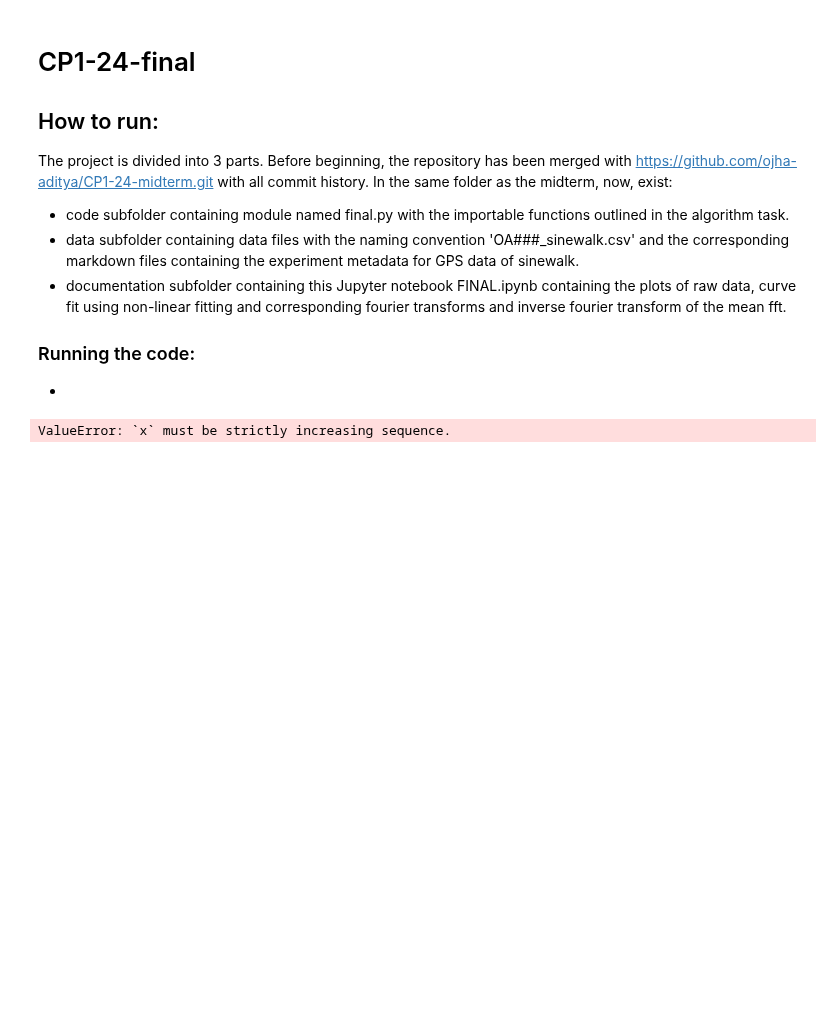
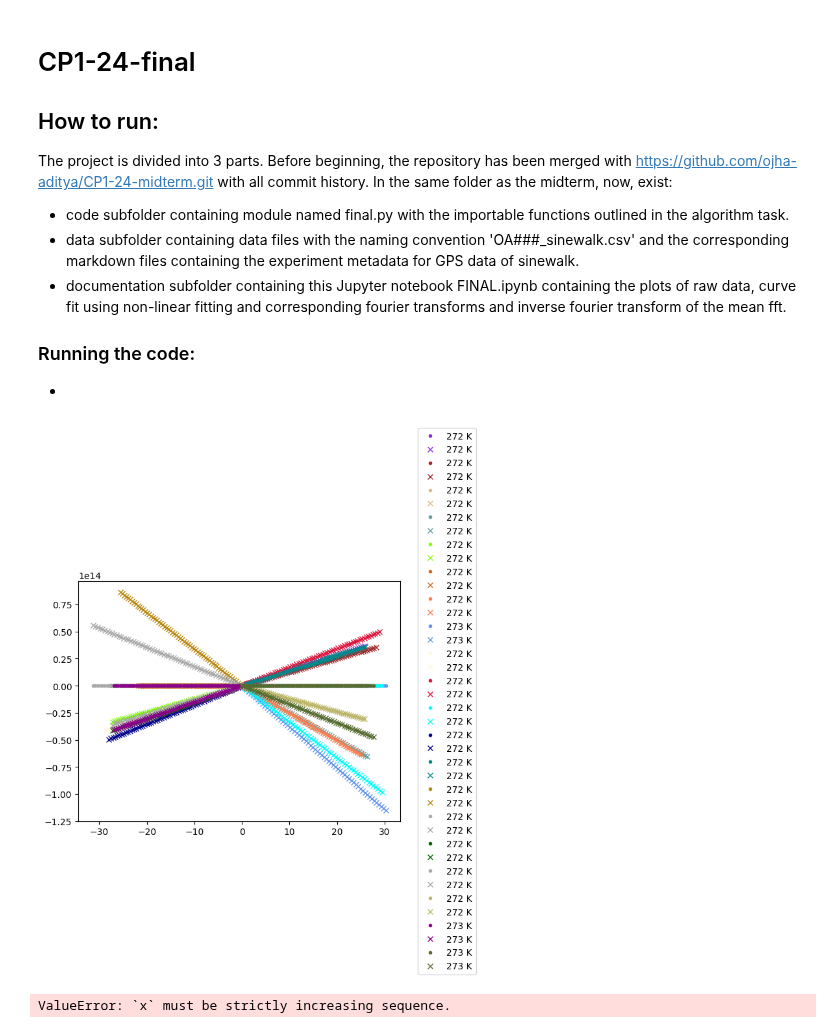
Before and after one commit to ubsuny/CP1-24-final, a Jupyter notebook: FINAL.ipynb, the cells around one changed output. Saved outputs shown, nothing was run; the diff lists cells and outputs as text; code cells hidden in the pictures; blank space fills up the shorter version.

```diff
--- a/FINAL.ipynb
+++ b/FINAL.ipynb
@@ -27,3 +24,33 @@ md_files = final.filename_lister(pathname,'sinewalk','md')
+# %%
+pathname = 'ojha-aditya/data/'
+csv_files = final.filename_lister(pathname,'sinewalk','csv')
+md_files = final.filename_lister(pathname,'sinewalk','md')
+
+def ansatz(x,a,b,c,d):
+    return (a*np.sin(b*x+c)+d*x)
+
+init_guess = {'a':1, 'b':1, 'c':1, 'd':-1}
+
+for i in range(len(csv_files)):
+    csv, md = csv_files[i], md_files[i]
+    data = final.get_coordinates(pathname+csv)
+    data = data[0][2:],data[1][2:]
+    data = final.shift_coordinates(data[0],data[1])
+    n = int(np.ceil(np.log2(len(data[0]))))
+    data = final.resample_data(data[0],data[1],n)
+
+
+    fit = (final.non_linear_fit(ansatz,data[0],data[1],init_guess))
+    fitted_data = ansatz(data[0], *list(fit.values()))
+
+    temperature = int(final.fahrenheit_to_kelvin(final.read_temperature(pathname+md)))
+    label = f'{temperature} K'
+    color = list(mcolors.CSS4_COLORS.keys())[10:][i]
+    plt.plot(data[0], data[1], marker='.', lw=0, color=color, label=label)
+    plt.plot(data[0], fitted_data, marker='x', lw=0, color=color, label=label)
+    plt.legend(bbox_to_anchor=(1.04, 0.5), loc="center left")
+# %% [output]
+[figure, added]
 # %%
 for i in range(1):#len(csv_files)):
     csv, md = csv_files[i], md_files[i]
```
Also changed, not shown: parts of 2 cells of this notebook.
